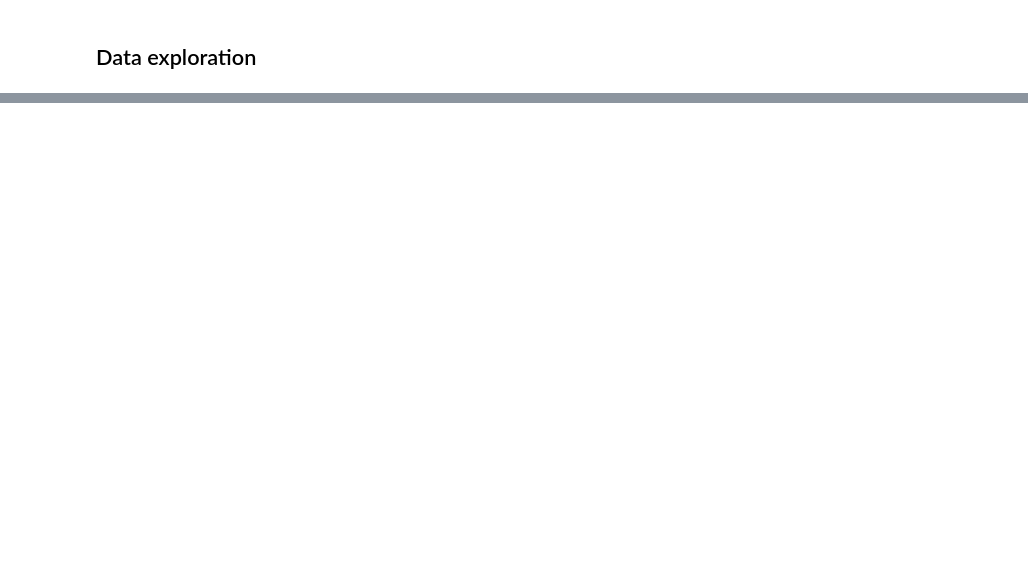
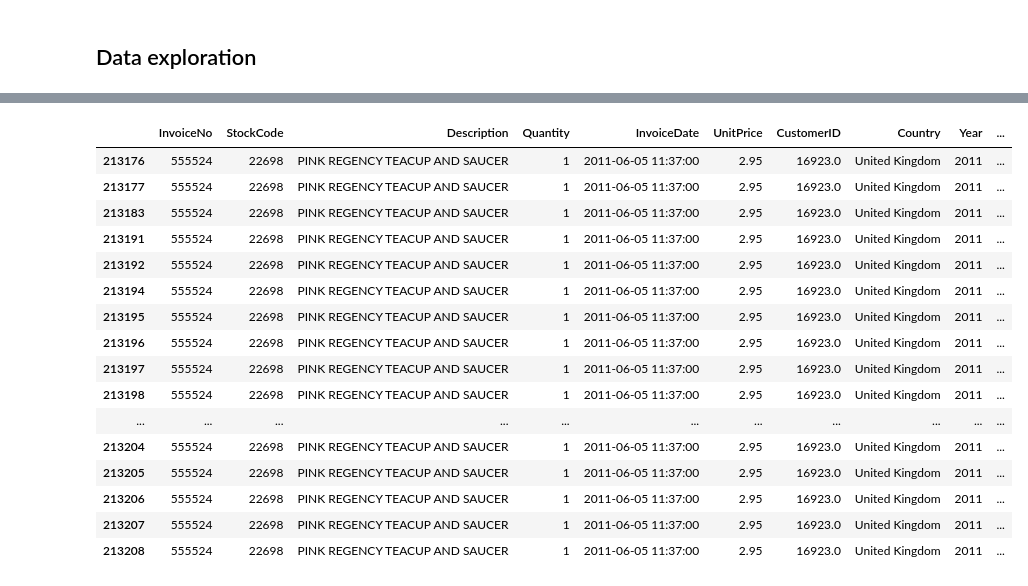
Before and after one commit to alderaemanuele/Business-Cases, a Jupyter notebook: BC3/BC3_EA.ipynb, the cells around one changed output, grey strips where cells are left out. Cells and saved outputs as stored; diff of their text form; code cells hidden in the pictures; blank space fills up the shorter version.

```diff
--- a/BC3/BC3_EA.ipynb
+++ b/BC3/BC3_EA.ipynb
@@ -184,3 +290,23 @@ data[data.duplicated(["InvoiceNo", "StockCode", "InvoiceDate"])]
+# %%
+data[(data.InvoiceNo == "555524") & (data.StockCode == "22698")]
+# %% [output]
+|  | InvoiceNo | StockCode | Description | Quantity | InvoiceDate | UnitPrice | CustomerID | Country | Year | ... |
+| 213176 | 555524 | 22698 | PINK REGENCY TEACUP AND SAUCER | 1 | 2011-06-05 11:37:00 | 2.95 | 16923.0 | United Kingdom | 2011 | ... |
+| 213177 | 555524 | 22698 | PINK REGENCY TEACUP AND SAUCER | 1 | 2011-06-05 11:37:00 | 2.95 | 16923.0 | United Kingdom | 2011 | ... |
+| 213183 | 555524 | 22698 | PINK REGENCY TEACUP AND SAUCER | 1 | 2011-06-05 11:37:00 | 2.95 | 16923.0 | United Kingdom | 2011 | ... |
+| 213191 | 555524 | 22698 | PINK REGENCY TEACUP AND SAUCER | 1 | 2011-06-05 11:37:00 | 2.95 | 16923.0 | United Kingdom | 2011 | ... |
+| 213192 | 555524 | 22698 | PINK REGENCY TEACUP AND SAUCER | 1 | 2011-06-05 11:37:00 | 2.95 | 16923.0 | United Kingdom | 2011 | ... |
+| 213194 | 555524 | 22698 | PINK REGENCY TEACUP AND SAUCER | 1 | 2011-06-05 11:37:00 | 2.95 | 16923.0 | United Kingdom | 2011 | ... |
+| 213195 | 555524 | 22698 | PINK REGENCY TEACUP AND SAUCER | 1 | 2011-06-05 11:37:00 | 2.95 | 16923.0 | United Kingdom | 2011 | ... |
+| 213196 | 555524 | 22698 | PINK REGENCY TEACUP AND SAUCER | 1 | 2011-06-05 11:37:00 | 2.95 | 16923.0 | United Kingdom | 2011 | ... |
+| 213197 | 555524 | 22698 | PINK REGENCY TEACUP AND SAUCER | 1 | 2011-06-05 11:37:00 | 2.95 | 16923.0 | United Kingdom | 2011 | ... |
+| 213198 | 555524 | 22698 | PINK REGENCY TEACUP AND SAUCER | 1 | 2011-06-05 11:37:00 | 2.95 | 16923.0 | United Kingdom | 2011 | ... |
+| ... | ... | ... | ... | ... | ... | ... | ... | ... | ... | ... |
+| 213204 | 555524 | 22698 | PINK REGENCY TEACUP AND SAUCER | 1 | 2011-06-05 11:37:00 | 2.95 | 16923.0 | United Kingdom | 2011 | ... |
+| 213205 | 555524 | 22698 | PINK REGENCY TEACUP AND SAUCER | 1 | 2011-06-05 11:37:00 | 2.95 | 16923.0 | United Kingdom | 2011 | ... |
+| 213206 | 555524 | 22698 | PINK REGENCY TEACUP AND SAUCER | 1 | 2011-06-05 11:37:00 | 2.95 | 16923.0 | United Kingdom | 2011 | ... |
+| 213207 | 555524 | 22698 | PINK REGENCY TEACUP AND SAUCER | 1 | 2011-06-05 11:37:00 | 2.95 | 16923.0 | United Kingdom | 2011 | ... |
+| 213208 | 555524 | 22698 | PINK REGENCY TEACUP AND SAUCER | 1 | 2011-06-05 11:37:00 | 2.95 | 16923.0 | United Kingdom | 2011 | ... |
 # %%
 #replacing duplicates with single record containing sum of all quantities for records that are going to be deleted
 # tested, it works
```
Also changed, not shown: parts of 42 cells of this notebook, 2 other files.
